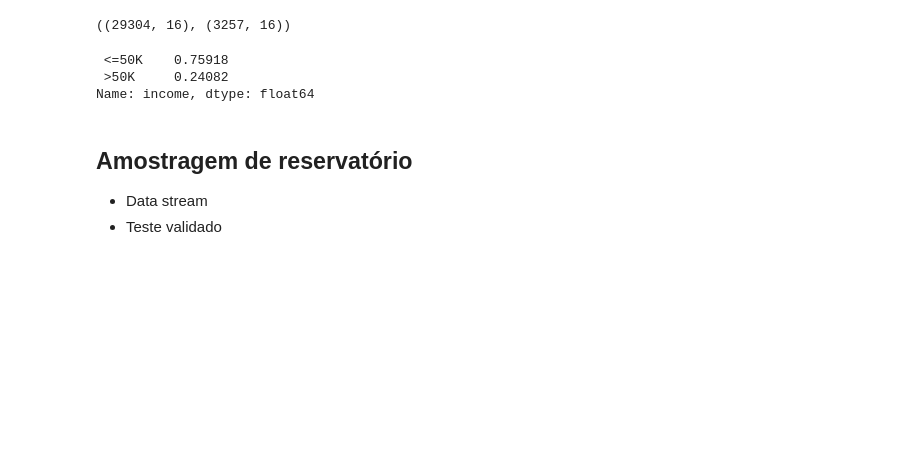
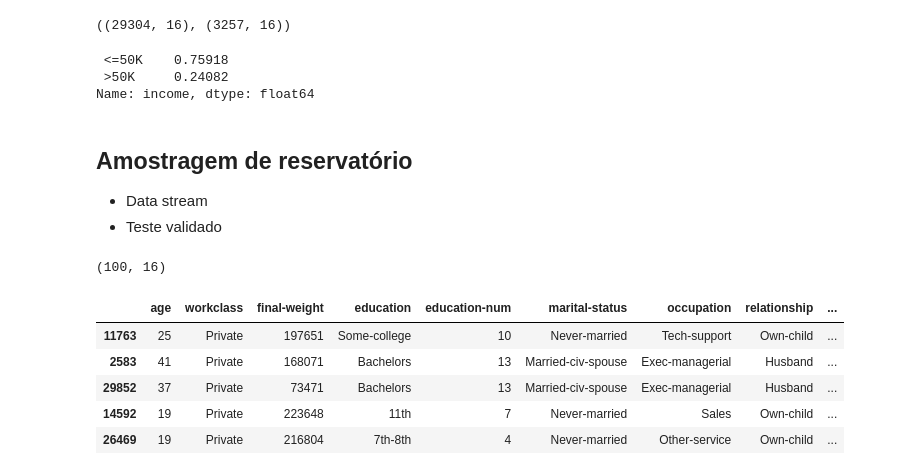
Before and after one commit to njuliacsouza/_IAExpert, a Jupyter notebook: 4. Estatística para Ciência de Dados e Machine Learning/1.Amostragem.ipynb, the cells around one changed output. Saved outputs shown, nothing was run; the diff lists cells and outputs as text; code cells hidden in the pictures; blank space fills up the shorter version.

```diff
--- a/4. Estatística para Ciência de Dados e Machine Learning/1.Amostragem.ipynb
+++ b/4. Estatística para Ciência de Dados e Machine Learning/1.Amostragem.ipynb
@@ -240,7 +240,26 @@ stream = [i for i in range(len(base_census))]
 # %%
 def amostragem_reservatorio(dataset, amostras):
     stream = [i for i in range(len(dataset))]
+    i = 0
     tamanho = len(dataset)
-    reservatorio = [0] * amostras
-    for i in range(amostras):
-        reservatorio[i] = stream[i]
+    reservatorio = [stream[i] for i in range(amostras)]
+
+    while i < tamanho:
+        j = random.randrange(i+1)
+        if j < amostras:
+            reservatorio[j] = stream[i]
+        i +=1
+
+    return dataset.iloc[reservatorio]
+# %%
+df_teste = amostragem_reservatorio(base_census, 100)
+print(df_teste.shape)
+df_teste.head()
+# %% [output]
+(100, 16)
+|  | age | workclass | final-weight | education | education-num | marital-status | occupation | relationship | ... |
+| 11763 | 25 | Private | 197651 | Some-college | 10 | Never-married | Tech-support | Own-child | ... |
+| 2583 | 41 | Private | 168071 | Bachelors | 13 | Married-civ-spouse | Exec-managerial | Husband | ... |
+| 29852 | 37 | Private | 73471 | Bachelors | 13 | Married-civ-spouse | Exec-managerial | Husband | ... |
+| 14592 | 19 | Private | 223648 | 11th | 7 | Never-married | Sales | Own-child | ... |
+| 26469 | 19 | Private | 216804 | 7th-8th | 4 | Never-married | Other-service | Own-child | ... |
```
